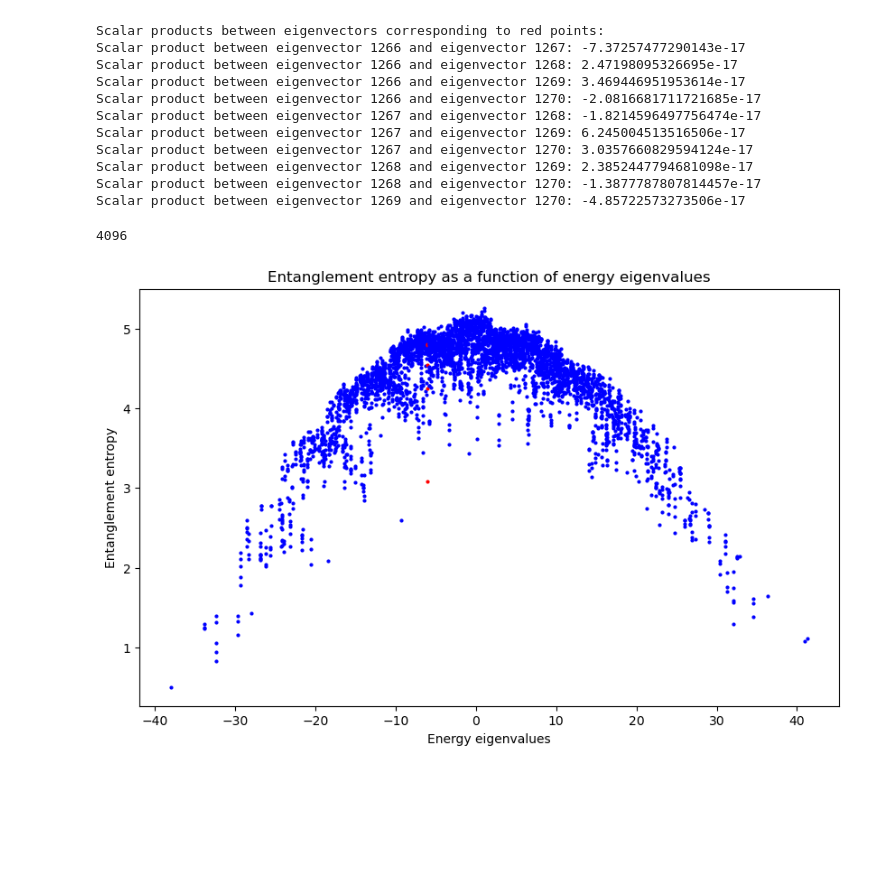
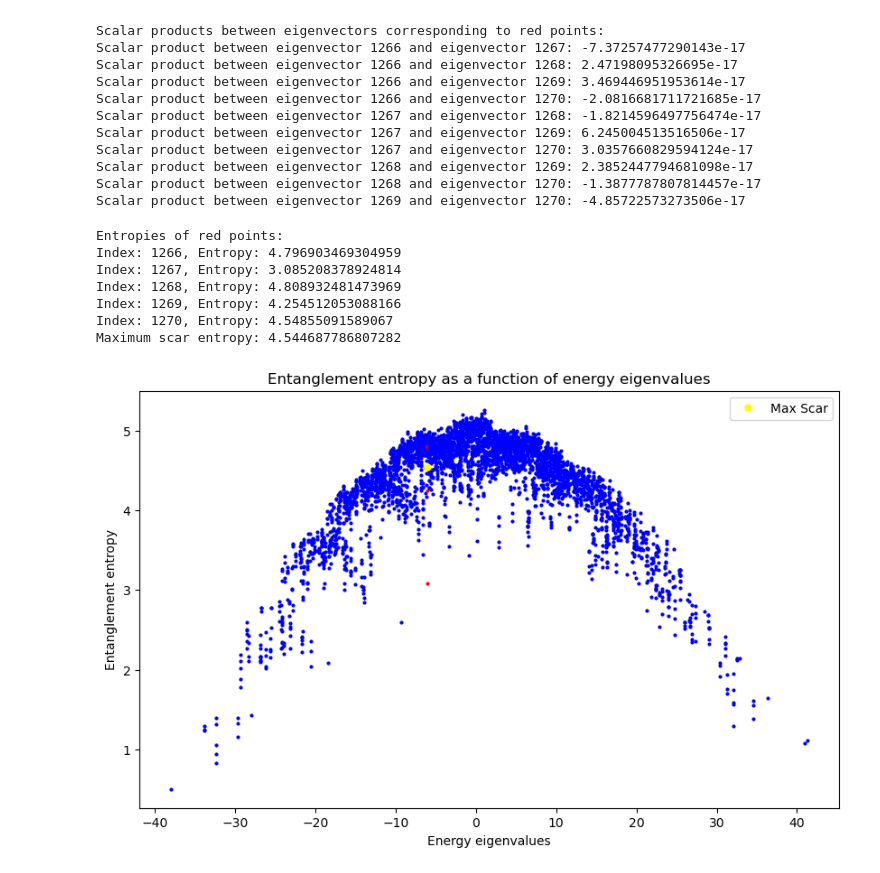
Before and after one commit to ofeypolv/frh, a Jupyter notebook: icosahedral.ipynb, the cells around one changed output. Cells and saved outputs as stored; diff of their text form; code cells hidden in the pictures; blank space fills up the shorter version.

```diff
--- a/icosahedral.ipynb
+++ b/icosahedral.ipynb
@@ -452,30 +453,52 @@ Scalar product between eigenvector 1267 and eigenvector 1270: 3.0357660829594124
 Scalar product between eigenvector 1268 and eigenvector 1269: 2.3852447794681098e-17
 Scalar product between eigenvector 1268 and eigenvector 1270: -1.3877787807814457e-17
 Scalar product between eigenvector 1269 and eigenvector 1270: -4.85722573273506e-17
-# %%
-# ENTANGLEMENT ENTROPY COMPUTATION
-
-# Compute entanglement entropy for all eigenstates in the full Hilbert space
-subsystem_size = N // 2
-entropies = [entanglement_entropy(eigenvectors[:, i], subsystem_size, N) for i in range(eigenvectors.shape[1])]
-
-print(len(entropies))
-# %% [output]
-4096
+# %%
+# Define max mixed state from 5 scarred states
+max_scar = np.sum(eigenvectors[:, red_indices], axis=1)/np.sqrt(len(red_indices))
+
+# Save eigenvalues corresponding to red indices into a numpy array
+red_eigenvalues = np.array([eigenvalues[i] for i in red_indices])
 # %%
+# Compute entanglement entropy for all eigenstates in the full Hilbert space
+subsystem_size = N // 2
+naive_entropies = [entanglement_entropy(eigenvectors[:, i], subsystem_size, N) for i in range(eigenvectors.shape[1])]
+
+# Compute entanglement entropy for the max_scar wavefunction
+max_scar_entropy = entanglement_entropy(max_scar, subsystem_size, N)
+
+# Print entropies of red points only
+print("Entropies of red points:")
+for i in red_indices:
+    print(f'Index: {i}, Entropy: {naive_entropies[i]}')
+
+print(f'Maximum scar entropy: {max_scar_entropy}')
+
 # Plot entanglement entropy as a function of energy eigenvalues
 plt.figure(figsize=(10, 6))
 
 # Highlight points with y-component less than the threshold in red
 colors = ['red' if y < threshold else 'blue' for y in min_eigenvalues]
 
+
 # Plot entanglement entropy with highlighted points
 for i, color in enumerate(colors):
-    plt.plot(eigenvalues[i], entropies[i], 'o', color=color, markersize=2)
+    plt.plot(eigenvalues[i], naive_entropies[i], 'o', color=color, markersize=2)
+
+# Plot the maximum scar entropy in yellow
+plt.plot(np.mean(red_eigenvalues), max_scar_entropy, 'o', color='yellow', markersize=5, label='Max Scar')
 
 plt.xlabel('Energy eigenvalues')
 plt.ylabel('Entanglement entropy')
 plt.title('Entanglement entropy as a function of energy eigenvalues')
+plt.legend()
 plt.show()
 # %% [output]
+Entropies of red points:
+Index: 1266, Entropy: 4.796903469304959
+Index: 1267, Entropy: 3.085208378924814
+Index: 1268, Entropy: 4.808932481473969
+Index: 1269, Entropy: 4.254512053088166
+Index: 1270, Entropy: 4.54855091589067
+Maximum scar entropy: 4.544687786807282
-[figure, old version]
+[figure, new version]
```
Also changed, not shown: parts of 5 cells of this notebook, 1 other file.
